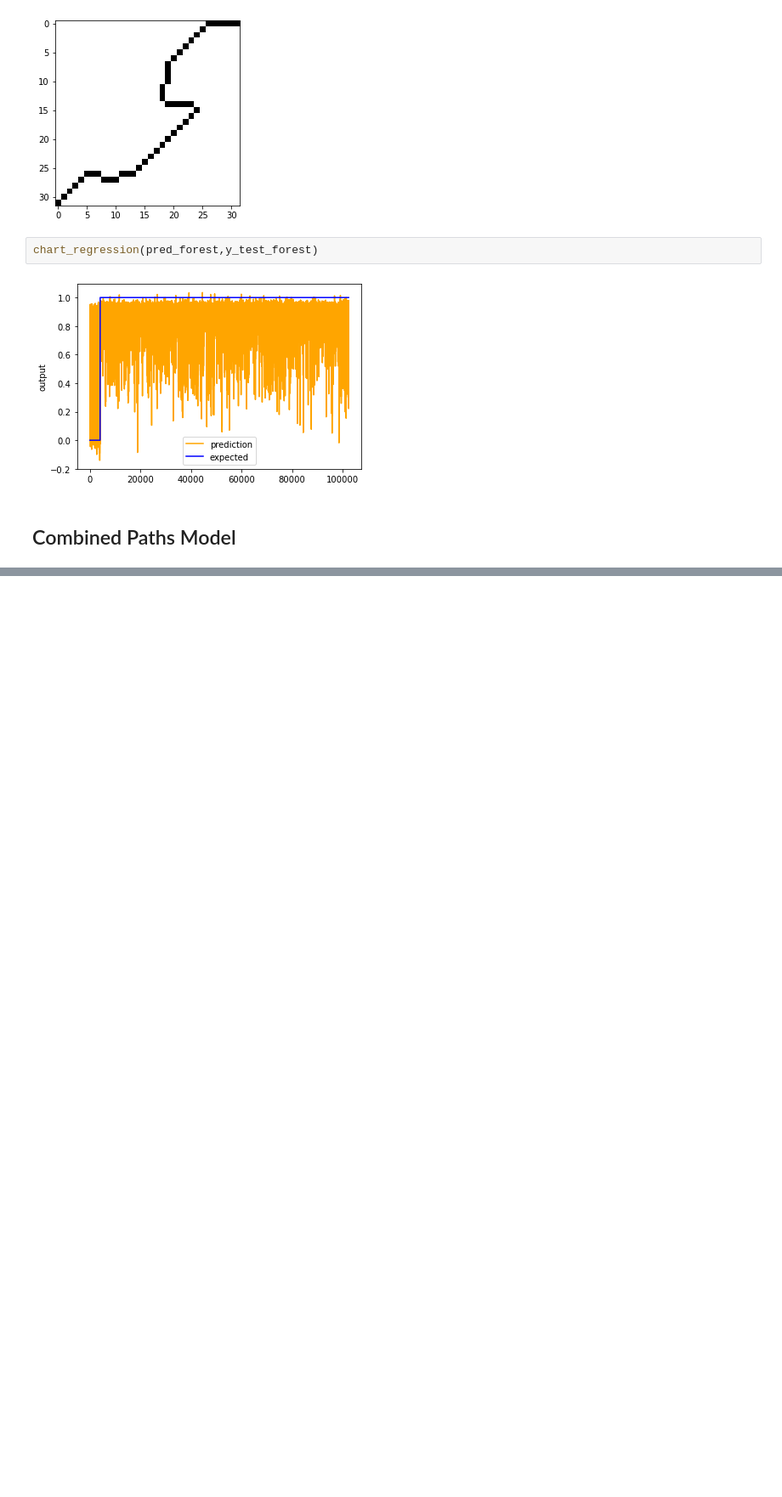
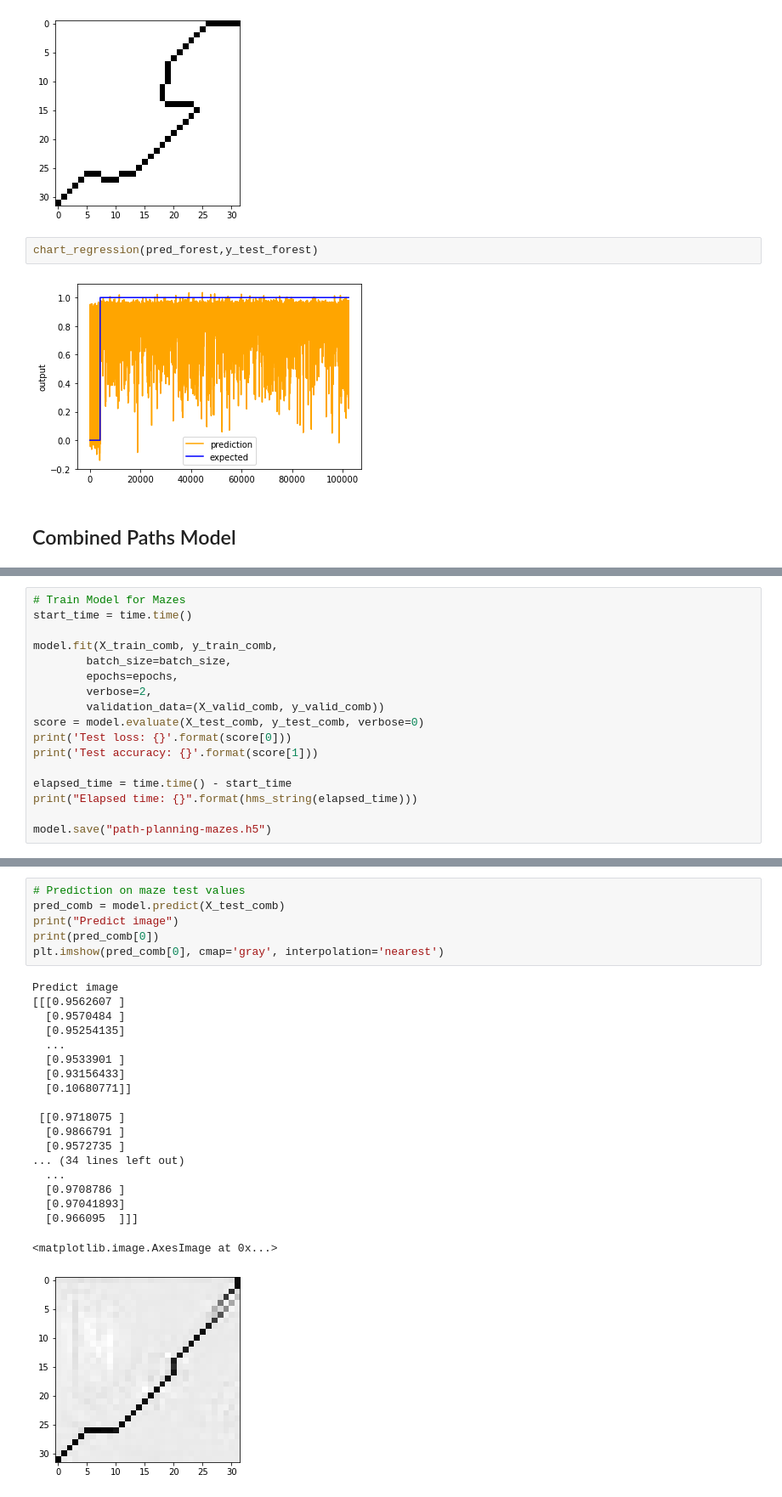
Before and after one commit to RoboCD/RBE595-AI-Path-Planning, a Jupyter notebook: model/path_planning_AI_Model.ipynb, the cells around one changed output, grey strips where cells are left out. Shown: that part at 85% size. Saved outputs shown, nothing was run; the diff lists cells and outputs as text; blank space fills up the shorter version.

Commit message:
Added combined model of dataset

```diff
--- a/model/path_planning_AI_Model.ipynb
+++ b/model/path_planning_AI_Model.ipynb
@@ -1889,0 +1934,17 @@ chart_regression(pred_forest,y_test_forest)
+# %%
+# Train Model for Mazes
+start_time = time.time()
+
+model.fit(X_train_comb, y_train_comb,
+        batch_size=batch_size,
+        epochs=epochs,
+        verbose=2,
+        validation_data=(X_valid_comb, y_valid_comb))
+score = model.evaluate(X_test_comb, y_test_comb, verbose=0)
+print('Test loss: {}'.format(score[0]))
+print('Test accuracy: {}'.format(score[1]))
+
+elapsed_time = time.time() - start_time
+print("Elapsed time: {}".format(hms_string(elapsed_time)))
+
+model.save("path-planning-mazes.h5")
@@ -1889,0 +1969,26 @@ chart_regression(pred_forest,y_test_forest)
+# %%
+# Prediction on maze test values
+pred_comb = model.predict(X_test_comb)
+print("Predict image")
+print(pred_comb[0])
+plt.imshow(pred_comb[0], cmap='gray', interpolation='nearest')
+# %% [output]
+Predict image
+[[[0.9562607 ]
+  [0.9570484 ]
+  [0.95254135]
+  ...
+  [0.9533901 ]
+  [0.93156433]
+  [0.10680771]]
+
+ [[0.9718075 ]
+  [0.9866791 ]
+  [0.9572735 ]
+... (34 lines left out)
+  ...
+  [0.9708786 ]
+  [0.97041893]
+  [0.966095  ]]]
+<matplotlib.image.AxesImage at 0x...>
+[figure, added]
```
Also changed, not shown: parts of 11 cells of this notebook.
